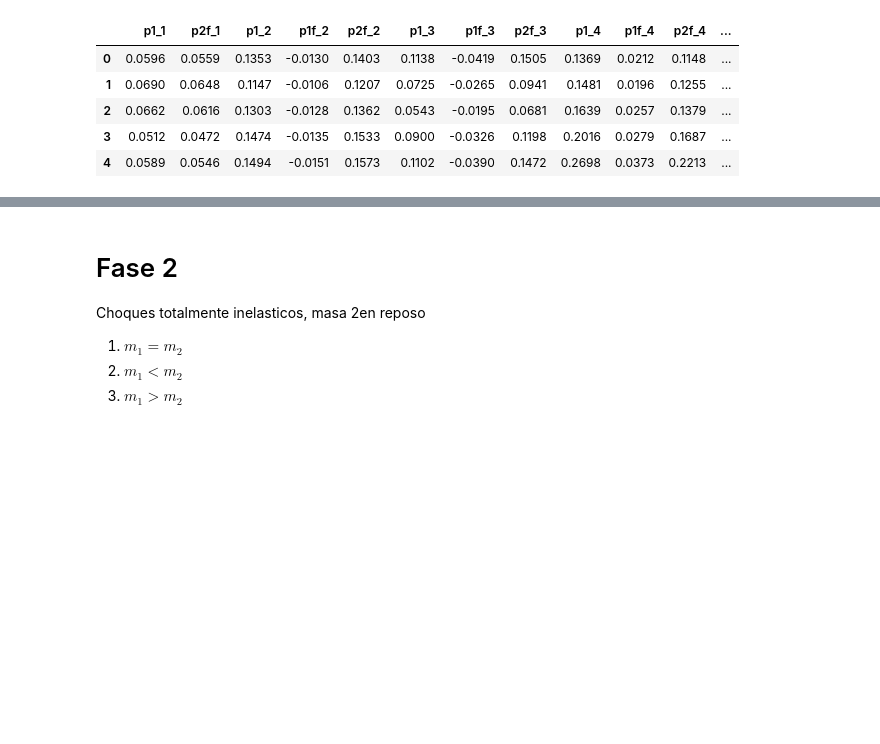
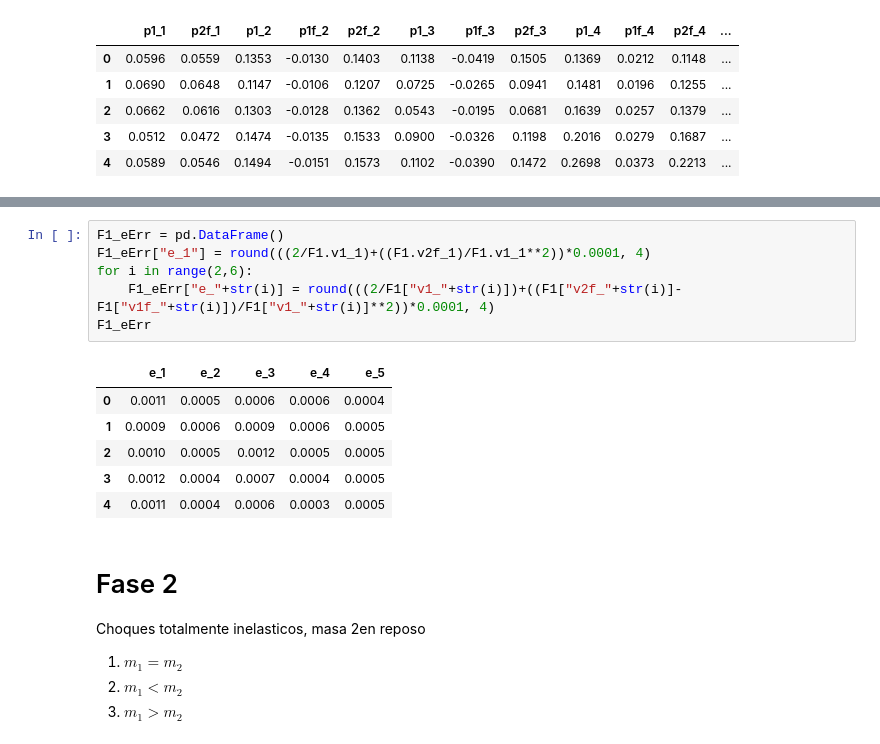
Before and after one commit to Vendetta0462/LaboratoriosFisica, a Jupyter notebook: Practica 5 - Conservacion del Momento/code/ConsvMomento.ipynb, the cells around one changed output, grey strips where cells are left out. Drawn from its saved outputs; the diff is of its cells as text; blank space fills up the shorter version.

```diff
--- a/Practica 5 - Conservacion del Momento/code/ConsvMomento.ipynb
+++ b/Practica 5 - Conservacion del Momento/code/ConsvMomento.ipynb
@@ -81,3 +101,16 @@ dtype: float64
+# %%
+F1_eErr = pd.DataFrame()
+F1_eErr["e_1"] = round(((2/F1.v1_1)+((F1.v2f_1)/F1.v1_1**2))*0.0001, 4)
+for i in range(2,6):
+    F1_eErr["e_"+str(i)] = round(((2/F1["v1_"+str(i)])+((F1["v2f_"+str(i)]-F1["v1f_"+str(i)])/F1["v1_"+str(i)]**2))*0.0001, 4)
+F1_eErr
+# %% [output]
+|  | e_1 | e_2 | e_3 | e_4 | e_5 |
+| 0 | 0.0011 | 0.0005 | 0.0006 | 0.0006 | 0.0004 |
+| 1 | 0.0009 | 0.0006 | 0.0009 | 0.0006 | 0.0005 |
+| 2 | 0.0010 | 0.0005 | 0.0012 | 0.0005 | 0.0005 |
+| 3 | 0.0012 | 0.0004 | 0.0007 | 0.0004 | 0.0005 |
+| 4 | 0.0011 | 0.0004 | 0.0006 | 0.0003 | 0.0005 |
 # %% [markdown]
 # Fase 2
 Choques totalmente inelasticos, masa 2en reposo
```
Also changed, not shown: parts of 7 cells of this notebook, 2 other files.
